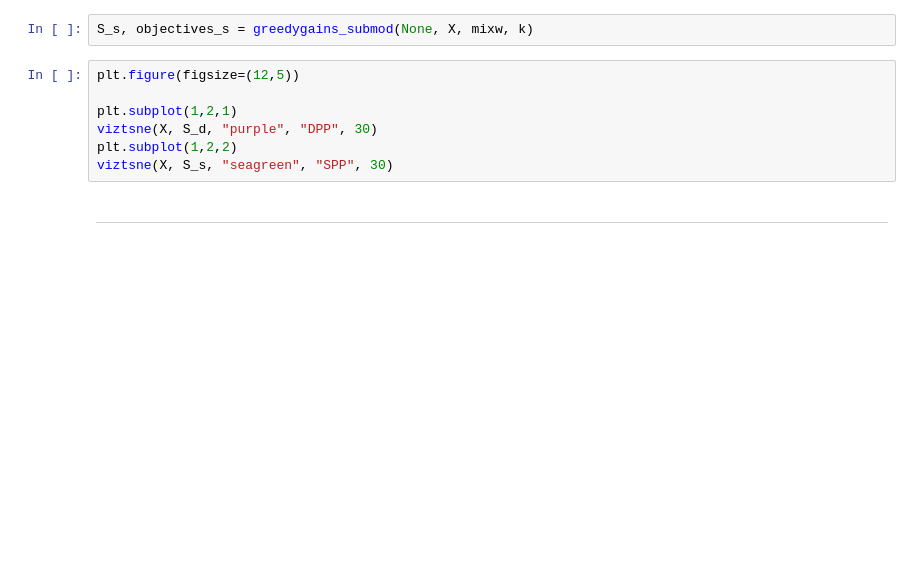
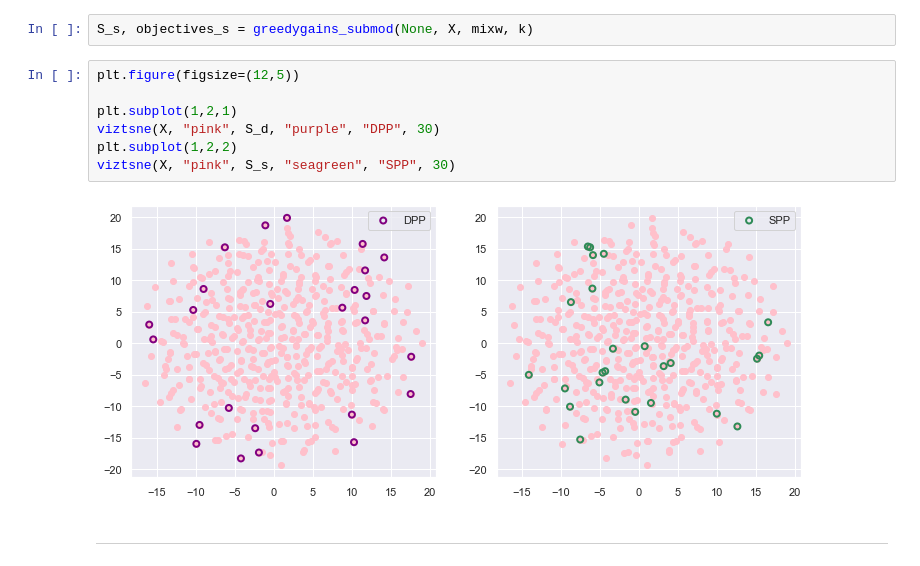
Before and after one commit to neerajaabhyankar/fair-cohort-selection, a Jupyter notebook: discrete-point-process-with-quota.ipynb, the cells around one changed output. Saved outputs shown, nothing was run; the diff lists cells and outputs as text; blank space fills up the shorter version.

```diff
--- a/discrete-point-process-with-quota.ipynb
+++ b/discrete-point-process-with-quota.ipynb
@@ -466,10 +494,12 @@ S_s, objectives_s = greedygains_submod(None, X, mixw, k)
 # %%
 plt.figure(figsize=(12,5))
 
 plt.subplot(1,2,1)
-viztsne(X, S_d, "purple", "DPP", 30)
+viztsne(X, "pink", S_d, "purple", "DPP", 30)
 plt.subplot(1,2,2)
-viztsne(X, S_s, "seagreen", "SPP", 30)
+viztsne(X, "pink", S_s, "seagreen", "SPP", 30)
+# %% [output]
+[figure, added]
 # %% [markdown]
 ---
 # %% [markdown]
```
Also changed, not shown: parts of 8 cells of this notebook, 1 other file.
